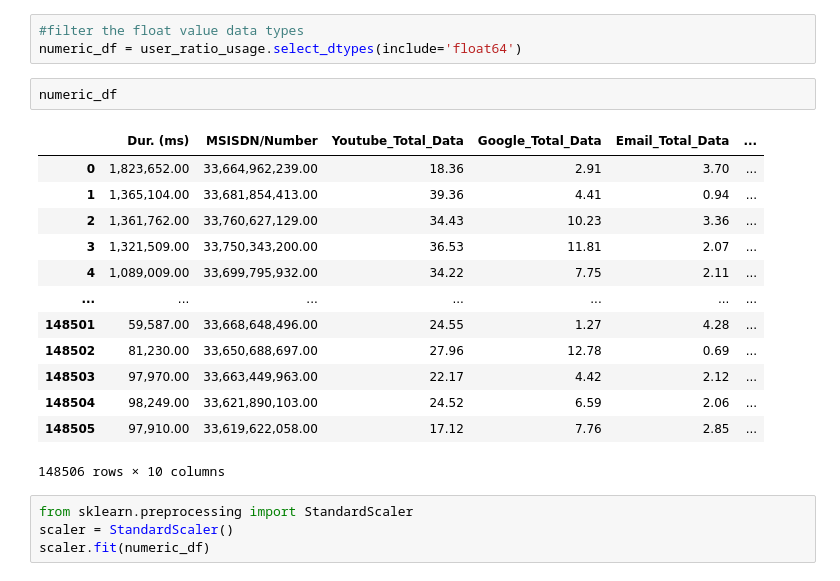
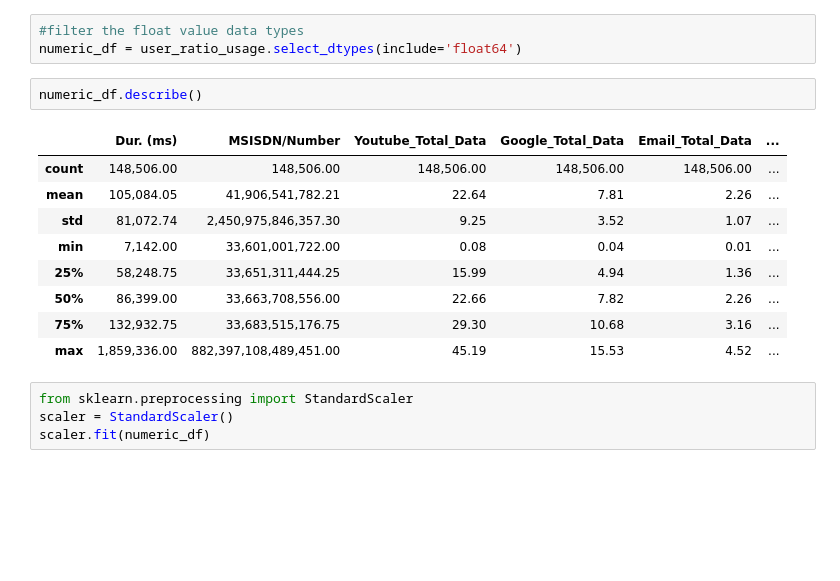
Before and after one commit to BirhanuGebisa/Telecom-User-Analytics, a Jupyter notebook: notebooks/Task1_User_Overview_analysis.ipynb, the cells around one changed output. Saved outputs shown, nothing was run; the diff lists cells and outputs as text; blank space fills up the shorter version.

```diff
--- a/notebooks/Task1_User_Overview_analysis.ipynb
+++ b/notebooks/Task1_User_Overview_analysis.ipynb
@@ -720,21 +744,17 @@ plot_heatmap(corr, "Correlation of Usage of User Data Volume")
 #filter the float value data types
 numeric_df = user_ratio_usage.select_dtypes(include='float64')
 # %%
-numeric_df
+numeric_df.describe()
 # %% [output]
 |  | Dur. (ms) | MSISDN/Number | Youtube_Total_Data | Google_Total_Data | Email_Total_Data | ... |
-| 0 | 1,823,652.00 | 33,664,962,239.00 | 18.36 | 2.91 | 3.70 | ... |
-| 1 | 1,365,104.00 | 33,681,854,413.00 | 39.36 | 4.41 | 0.94 | ... |
-| 2 | 1,361,762.00 | 33,760,627,129.00 | 34.43 | 10.23 | 3.36 | ... |
-| 3 | 1,321,509.00 | 33,750,343,200.00 | 36.53 | 11.81 | 2.07 | ... |
-| 4 | 1,089,009.00 | 33,699,795,932.00 | 34.22 | 7.75 | 2.11 | ... |
-| ... | ... | ... | ... | ... | ... | ... |
-| 148501 | 59,587.00 | 33,668,648,496.00 | 24.55 | 1.27 | 4.28 | ... |
-| 148502 | 81,230.00 | 33,650,688,697.00 | 27.96 | 12.78 | 0.69 | ... |
-| 148503 | 97,970.00 | 33,663,449,963.00 | 22.17 | 4.42 | 2.12 | ... |
-| 148504 | 98,249.00 | 33,621,890,103.00 | 24.52 | 6.59 | 2.06 | ... |
-| 148505 | 97,910.00 | 33,619,622,058.00 | 17.12 | 7.76 | 2.85 | ... |
+| count | 148,506.00 | 148,506.00 | 148,506.00 | 148,506.00 | 148,506.00 | ... |
+| mean | 105,084.05 | 41,906,541,782.21 | 22.64 | 7.81 | 2.26 | ... |
+| std | 81,072.74 | 2,450,975,846,357.30 | 9.25 | 3.52 | 1.07 | ... |
+| min | 7,142.00 | 33,601,001,722.00 | 0.08 | 0.04 | 0.01 | ... |
+| 25% | 58,248.75 | 33,651,311,444.25 | 15.99 | 4.94 | 1.36 | ... |
+| 50% | 86,399.00 | 33,663,708,556.00 | 22.66 | 7.82 | 2.26 | ... |
+| 75% | 132,932.75 | 33,683,515,176.75 | 29.30 | 10.68 | 3.16 | ... |
+| max | 1,859,336.00 | 882,397,108,489,451.00 | 45.19 | 15.53 | 4.52 | ... |
-148506 rows × 10 columns
 # %%
 from sklearn.preprocessing import StandardScaler
 scaler = StandardScaler()
```
Also changed, not shown: parts of 12 cells of this notebook.
